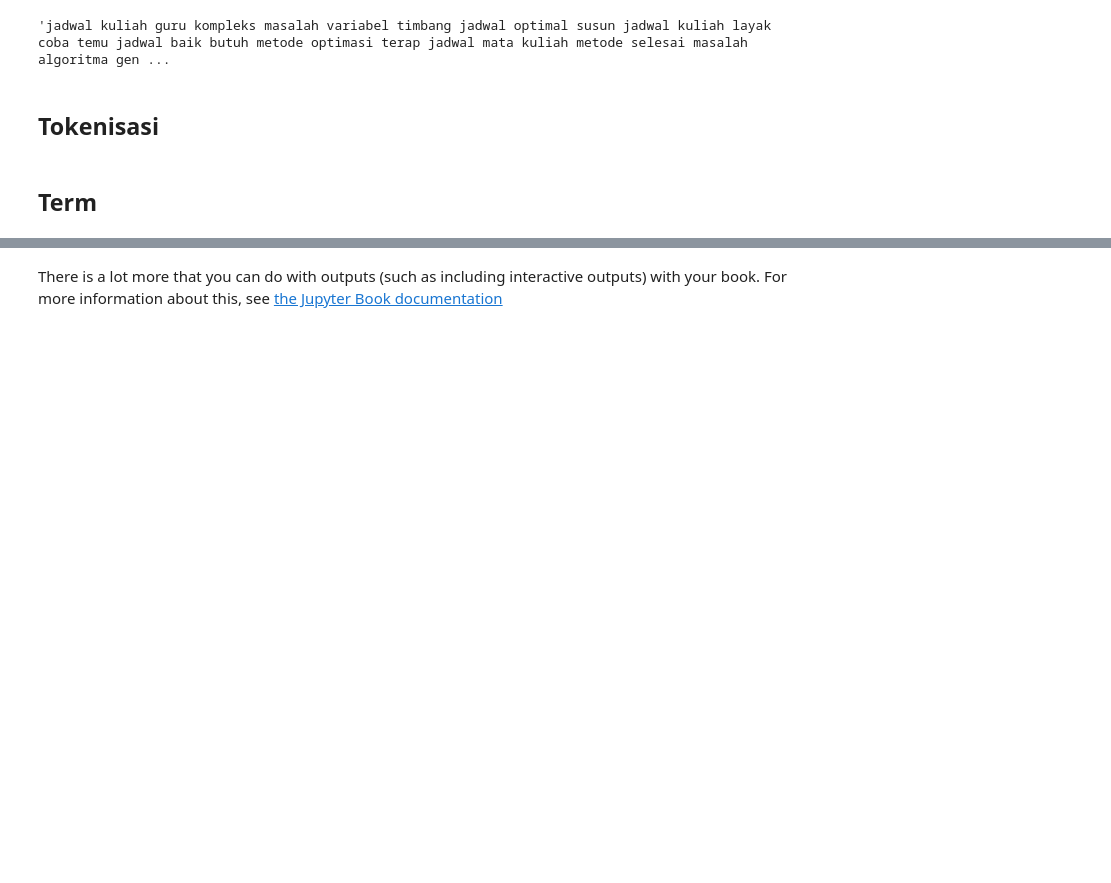
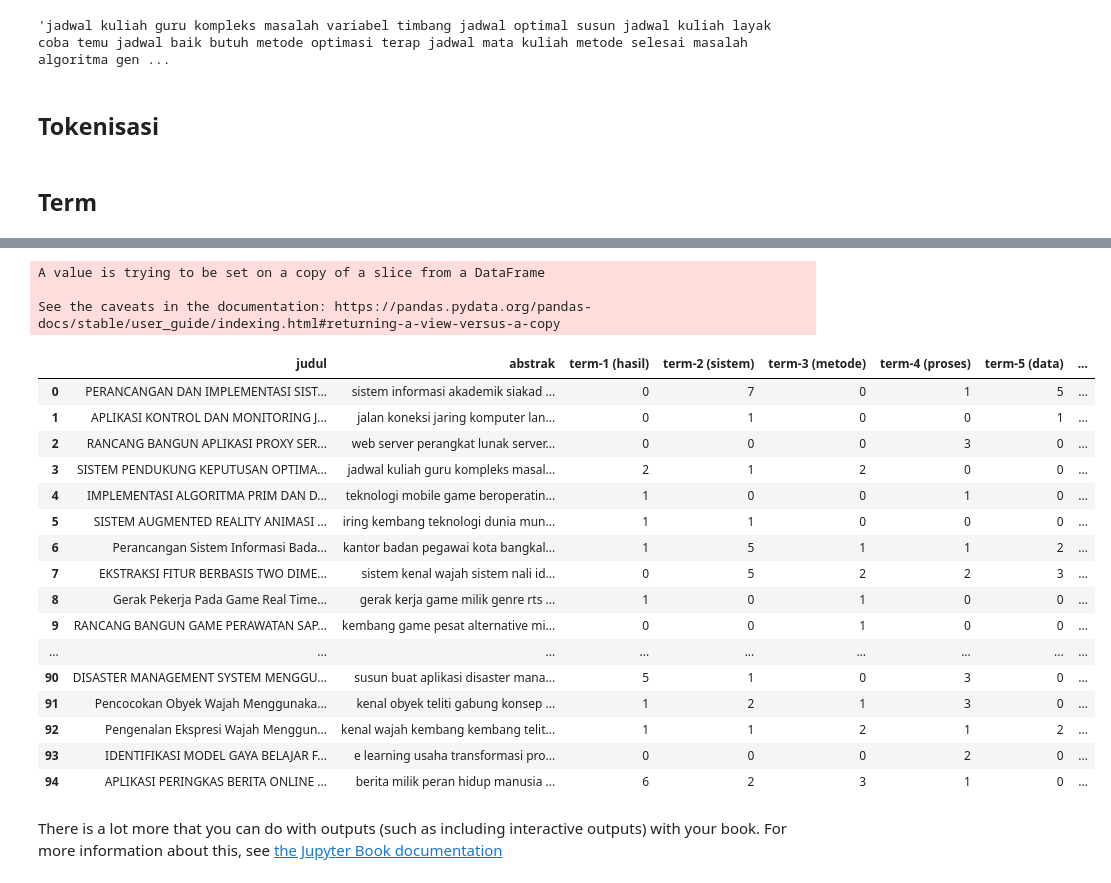
Before and after one commit to smilesense/Web-Mining, a Jupyter notebook: _sources/notebooks.ipynb, the cells around one changed output, grey strips where cells are left out. Saved outputs shown, nothing was run; the diff lists cells and outputs as text; code cells hidden in the pictures; blank space fills up the shorter version.

```diff
--- a/_sources/notebooks.ipynb
+++ b/_sources/notebooks.ipynb
@@ -141,32 +141,43 @@ hasil_hitung = dict(sorted(hasil_hitung.items(), key=lambda item: item[1], rever
 # print(hasil_hitung)
 # %% [markdown]
 ## Term
-# %%
-for k in hasil_hitung.copy():
-    if hasil_hitung[k] < 10:
-        del hasil_hitung[k]
-
-df2 = df
-
-for inter in range(len(df2['abstrak'])):
-    for fitur in hasil_hitung:
-        df2['term(%s)'%fitur] = 0
-
-df2
 # %%
-for inter in range(len(df2['abstrak'])):
+# for k in hasil_hitung.copy():
+#     if hasil_hitung[k] < 10:
+#         del hasil_hitung[k]
+
+def terms(dataframe):
+  df2 = dataframe.copy()
+  print("Masukkan Jumlah Terms yang ingin ditambahkan (max %s)"%len(hasil_hitung))
+  max_term = int(input())
+  a = 1
+  for inter in range(len(df2['abstrak'])):
+      for fitur in hasil_hitung:
+          df2['term-%s (%s)'%(a,fitur)] = 0
+
+          if a >= max_term:
+            a = 1
+            break
+          a+=1
+
+  for inter in range(len(df2['abstrak'])):
     for fitur in hasil_hitung:
         cek = (df2['abstrak'][inter]).split()
         jumlah = 0
         for iter2 in range(len(cek)):
           if fitur == cek[iter2]:
             jumlah+=1
-        df2['term(%s)'%fitur][inter] = jumlah
+        df2['term-%s (%s)'%(a,fitur)][inter] = jumlah
+        if a >= max_term:
+          a = 1
+          break
+        a+=1
 
+  with pd.option_context('display.max_colwidth', None,
+                        'display.max_columns', None,
+                        'display.max_rows', None,
+                        "mode.sim_interactive", True):
+      display(df2)
 
-
-with pd.option_context('display.max_colwidth', 400,
-                       'display.max_columns', None,
-                       'display.max_rows', None):
-    display(df2)
+terms(df)
 # %% [output]
@@ -190,3 +186,23 @@ with pd.option_context('display.max_colwidth', 400,
+A value is trying to be set on a copy of a slice from a DataFrame
+
+See the caveats in the documentation: https://pandas.pydata.org/pandas-docs/stable/user_guide/indexing.html#returning-a-view-versus-a-copy
+|  | judul | abstrak | term-1 (hasil) | term-2 (sistem) | term-3 (metode) | term-4 (proses) | term-5 (data) | ... |
+| 0 | PERANCANGAN DAN IMPLEMENTASI SIST... | sistem informasi akademik siakad ... | 0 | 7 | 0 | 1 | 5 | ... |
+| 1 | APLIKASI KONTROL DAN MONITORING J... | jalan koneksi jaring komputer lan... | 0 | 1 | 0 | 0 | 1 | ... |
+| 2 | RANCANG BANGUN APLIKASI PROXY SER... | web server perangkat lunak server... | 0 | 0 | 0 | 3 | 0 | ... |
+| 3 | SISTEM PENDUKUNG KEPUTUSAN OPTIMA... | jadwal kuliah guru kompleks masal... | 2 | 1 | 2 | 0 | 0 | ... |
+| 4 | IMPLEMENTASI ALGORITMA PRIM DAN D... | teknologi mobile game beroperatin... | 1 | 0 | 0 | 1 | 0 | ... |
+| 5 | SISTEM AUGMENTED REALITY ANIMASI ... | iring kembang teknologi dunia mun... | 1 | 1 | 0 | 0 | 0 | ... |
+| 6 | Perancangan Sistem Informasi Bada... | kantor badan pegawai kota bangkal... | 1 | 5 | 1 | 1 | 2 | ... |
+| 7 | EKSTRAKSI FITUR BERBASIS TWO DIME... | sistem kenal wajah sistem nali id... | 0 | 5 | 2 | 2 | 3 | ... |
+| 8 | Gerak Pekerja Pada Game Real Time... | gerak kerja game milik genre rts ... | 1 | 0 | 1 | 0 | 0 | ... |
+| 9 | RANCANG BANGUN GAME PERAWATAN SAP... | kembang game pesat alternative mi... | 0 | 0 | 1 | 0 | 0 | ... |
+| ... | ... | ... | ... | ... | ... | ... | ... | ... |
+| 90 | DISASTER MANAGEMENT SYSTEM MENGGU... | susun buat aplikasi disaster mana... | 5 | 1 | 0 | 3 | 0 | ... |
+| 91 | Pencocokan Obyek Wajah Menggunaka... | kenal obyek teliti gabung konsep ... | 1 | 2 | 1 | 3 | 0 | ... |
+| 92 | Pengenalan Ekspresi Wajah Menggun... | kenal wajah kembang kembang telit... | 1 | 1 | 2 | 1 | 2 | ... |
+| 93 | IDENTIFIKASI MODEL GAYA BELAJAR F... | e learning usaha transformasi pro... | 0 | 0 | 0 | 2 | 0 | ... |
+| 94 | APLIKASI PERINGKAS BERITA ONLINE ... | berita milik peran hidup manusia ... | 6 | 2 | 3 | 1 | 0 | ... |
 # %%
 df2.to_csv(r'my_data.csv', index=False)
 # %% [markdown]
```
Also changed, not shown: parts of 1 cell of this notebook, 5 other files.
